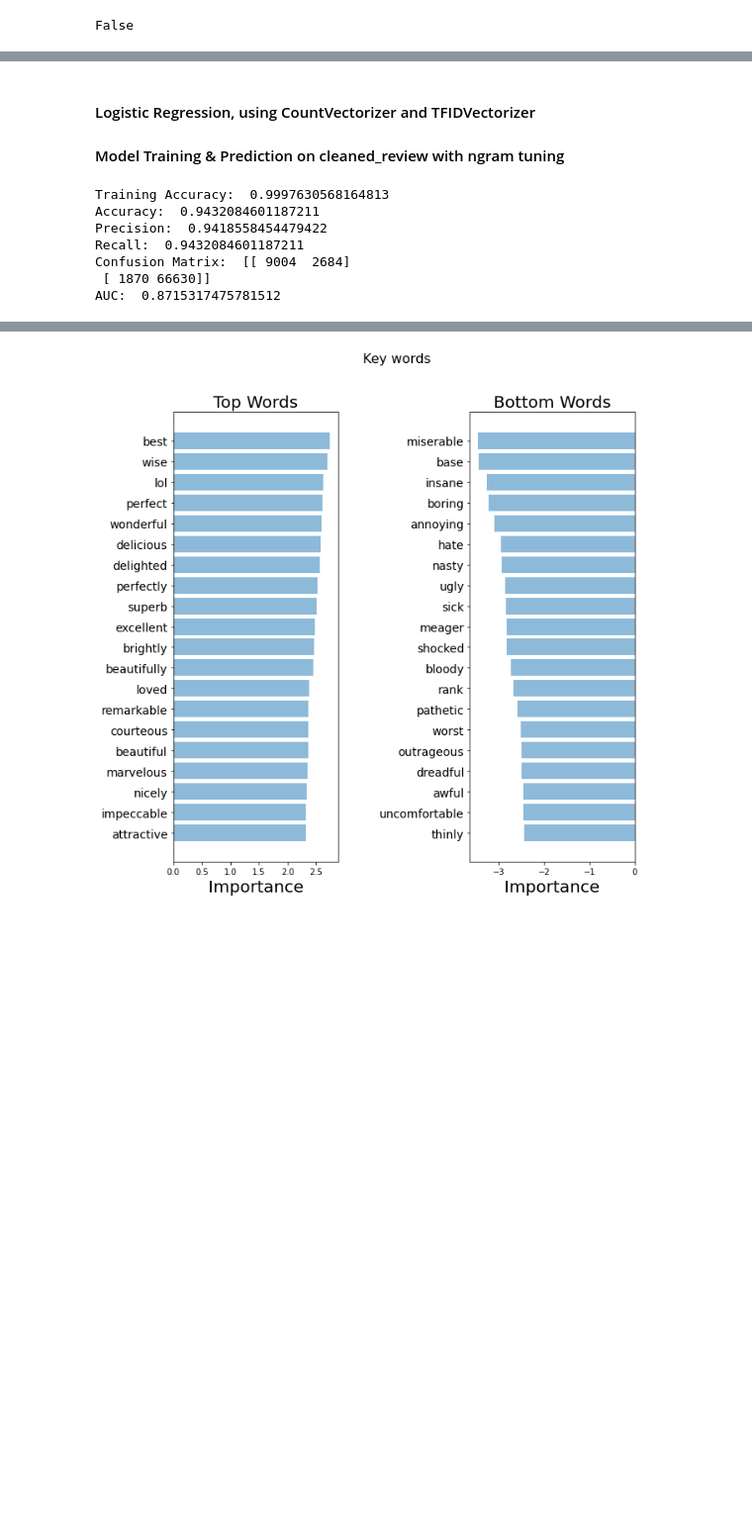
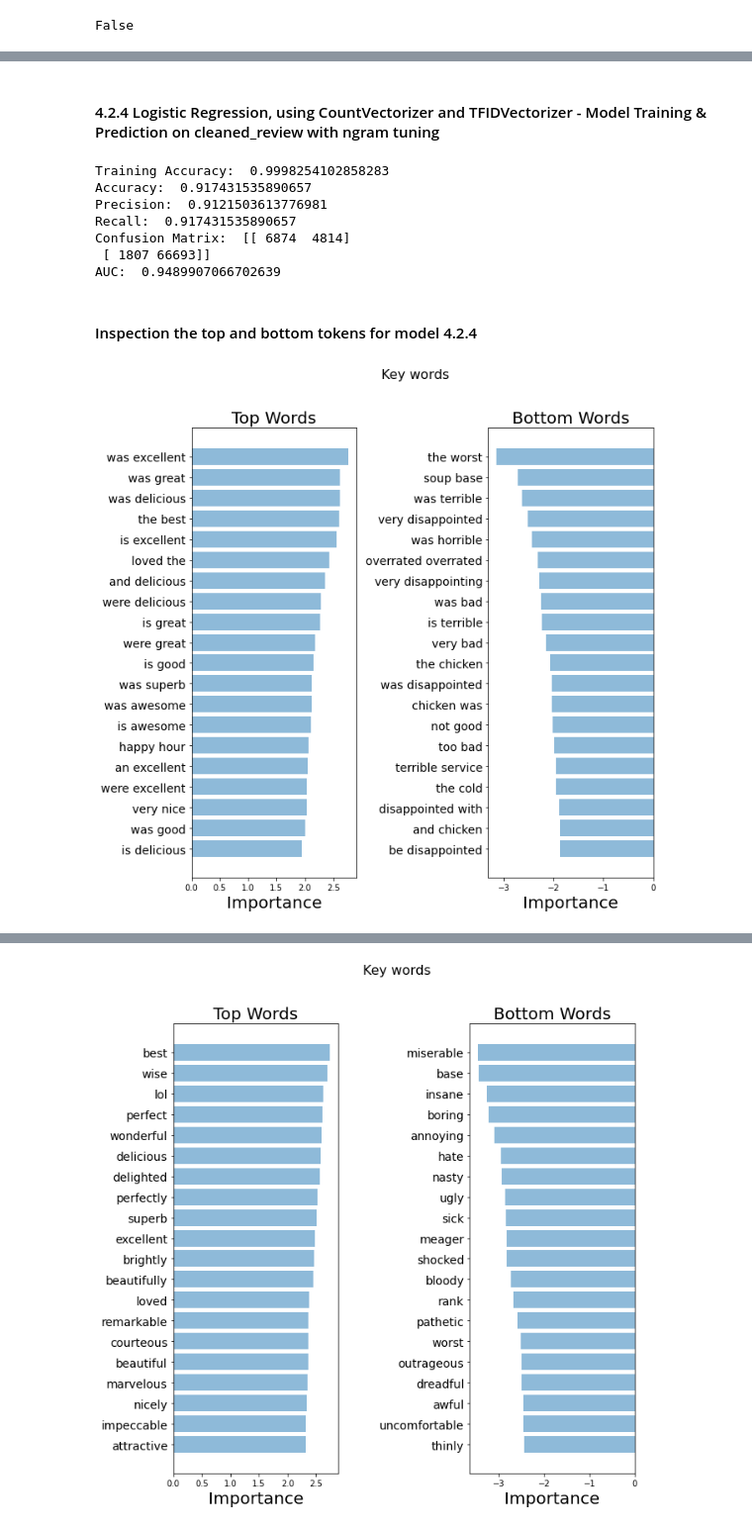
Before and after one commit to chinhockyang/restaurant_ratings_analysis, a Jupyter notebook: Dylan_NLP.ipynb, the cells around one changed output, grey strips where cells are left out. Shown at 99% size. Saved outputs shown, nothing was run; the diff lists cells and outputs as text; code cells hidden in the pictures; blank space fills up the shorter version.

```diff
--- a/Dylan_NLP.ipynb
+++ b/Dylan_NLP.ipynb
@@ -545,6 +537,5 @@ AUC:  0.8198747832951134
 # %% [markdown]
-#### Logistic Regression, using CountVectorizer and TFIDVectorizer
-#### Model Training & Prediction on cleaned_review with ngram tuning
+#### 4.2.4 Logistic Regression, using CountVectorizer and TFIDVectorizer - Model Training & Prediction on cleaned_review with ngram tuning
 # %%
 # define X and y
 X = df_reviews['cleaned_review']
@@ -552,15 +543,17 @@ y = df_reviews['review_sentiment_category']
 
 # split X and y into training and testing sets
 from sklearn.model_selection import train_test_split
-X_train, X_test, y_train, y_test = train_test_split(X, y, random_state=1, test_size=0.2, shuffle=True)
+X_train_1, X_test, y_train_1, y_test = train_test_split(X, y, random_state=1, test_size=0.2, shuffle=True)
 # %%
-countvect = CountVectorizer(ngram_range=(1,2))
-lr_tokenize_test(countvect, X_train, y_train, X_test, y_test)
+countvect = CountVectorizer(ngram_range=(2,3))
+lr_tokenize_test(countvect, X_train_1, y_train_1, X_test, y_test)
 # %% [output]
-Training Accuracy:  0.9997630568164813
-Accuracy:  0.9432084601187211
-Precision:  0.9418558454479422
-Recall:  0.9432084601187211
-Confusion Matrix:  [[ 9004  2684]
- [ 1870 66630]]
-AUC:  0.8715317475781512
+Training Accuracy:  0.9998254102858283
+Accuracy:  0.917431535890657
+Precision:  0.9121503613776981
+Recall:  0.917431535890657
+Confusion Matrix:  [[ 6874  4814]
+ [ 1807 66693]]
+AUC:  0.9489907066702639
+# %% [markdown]
+#### Inspection the top and bottom tokens for model 4.2.4
@@ -567,3 +581,47 @@ AUC:  0.8715317475781512
+# %%
+import matplotlib.pyplot as plt
+
+def plot_important_words(top_scores, top_words, bottom_scores, bottom_words, name):
+    y_pos = np.arange(len(top_words))
+    top_pairs = [(a,b) for a,b in zip(top_words, top_scores)]
+    top_pairs = sorted(top_pairs, key=lambda x: x[1])
+
+    bottom_pairs = [(a,b) for a,b in zip(bottom_words, bottom_scores)]
+    bottom_pairs = sorted(bottom_pairs, key=lambda x: x[1], reverse=True)
+
+    top_words = [a[0] for a in top_pairs]
+    top_scores = [a[1] for a in top_pairs]
+
+    bottom_words = [a[0] for a in bottom_pairs]
+    bottom_scores = [a[1] for a in bottom_pairs]
+
+    fig = plt.figure(figsize=(10, 10))
+
+    plt.subplot(121)
+    plt.barh(y_pos,top_scores, align='center', alpha=0.5)
+    plt.title('Top Words', fontsize=20)
+    plt.yticks(y_pos, top_words, fontsize=14)
+    plt.suptitle(name, fontsize=16)
+    plt.xlabel('Importance', fontsize=20)
+
+    plt.subplot(122)
+    plt.barh(y_pos,bottom_scores, align='center', alpha=0.5)
+    plt.title('Bottom Words', fontsize=20)
+    plt.yticks(y_pos, bottom_words, fontsize=14)
+    plt.suptitle('Key words', fontsize=16)
+    plt.xlabel('Importance', fontsize=20)
+
+    plt.subplots_adjust(wspace=0.8)
+    plt.show()
+
+top_scores = [a[0] for a in importance[0]['tops']]
+top_words = [a[1] for a in importance[0]['tops']]
+bottom_scores = [a[0] for a in importance[0]['bottom']]
+bottom_words = [a[1] for a in importance[0]['bottom']]
+
+plot_important_words(top_scores, top_words, bottom_scores, bottom_words, "Top and Bottom Words")
+# %% [output]
+[figure, added]
 # %%
 tfidvect = TfidfVectorizer(ngram_range=(1,2))
 lr_tokenize_test(tfidvect, X_train, y_train, X_test, y_test)
```
Also changed, not shown: parts of 49 cells of this notebook.
